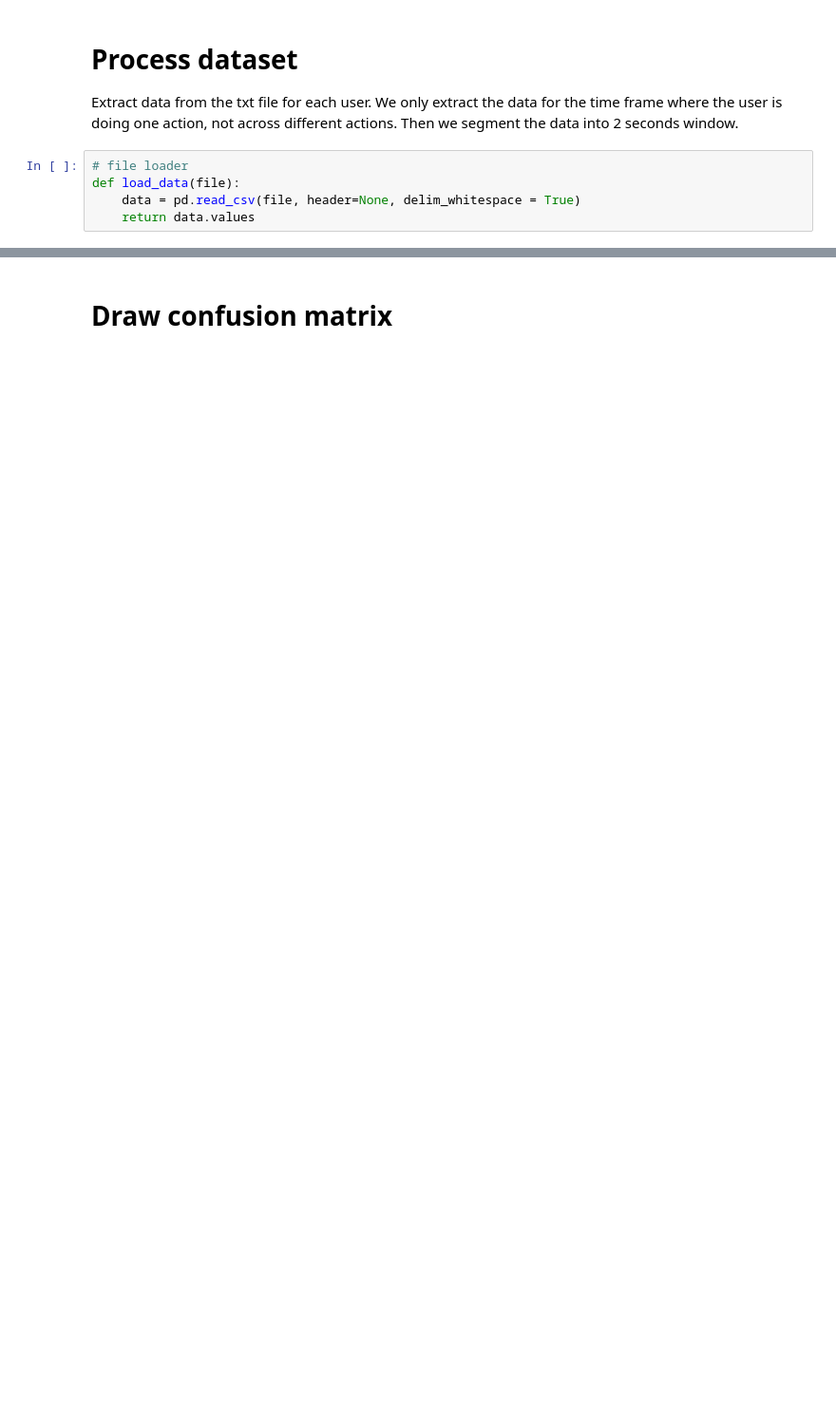
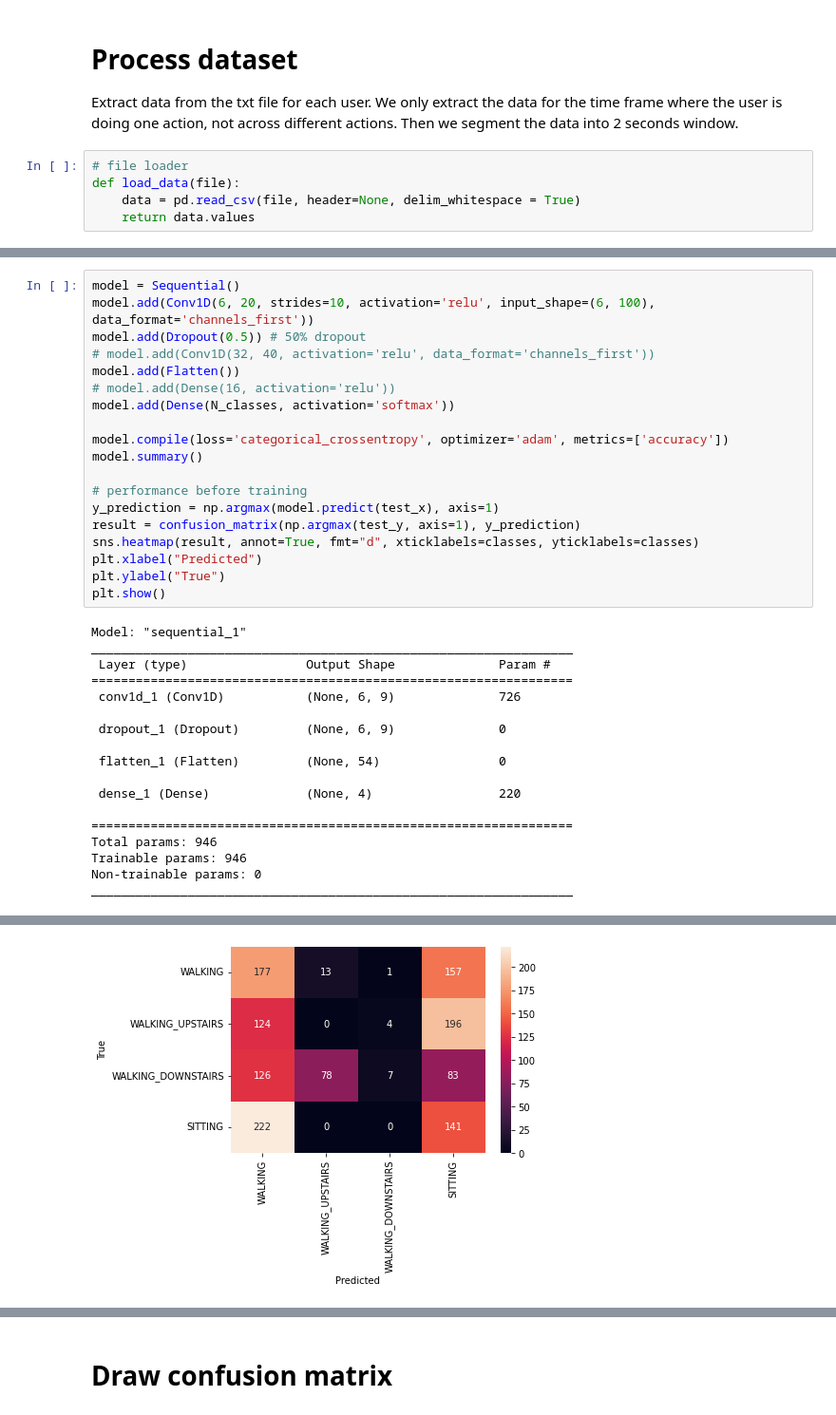
Before and after one commit to yuejunfeng0909/CG4002_CNN_Model, a Jupyter notebook: CNN.ipynb, the cells around one changed output, grey strips where cells are left out. Shown at 95% size. Drawn from its saved outputs; the diff is of its cells as text; blank space fills up the shorter version.

```diff
--- a/CNN.ipynb
+++ b/CNN.ipynb
@@ -95,0 +116,37 @@ Class 3 has 1211 samples
+# %%
+model = Sequential()
+model.add(Conv1D(6, 20, strides=10, activation='relu', input_shape=(6, 100), data_format='channels_first'))
+model.add(Dropout(0.5)) # 50% dropout
+# model.add(Conv1D(32, 40, activation='relu', data_format='channels_first'))
+model.add(Flatten())
+# model.add(Dense(16, activation='relu'))
+model.add(Dense(N_classes, activation='softmax'))
+
+model.compile(loss='categorical_crossentropy', optimizer='adam', metrics=['accuracy'])
+model.summary()
+
+# performance before training
+y_prediction = np.argmax(model.predict(test_x), axis=1)
+result = confusion_matrix(np.argmax(test_y, axis=1), y_prediction)
+sns.heatmap(result, annot=True, fmt="d", xticklabels=classes, yticklabels=classes)
+plt.xlabel("Predicted")
+plt.ylabel("True")
+plt.show()
+# %% [output]
+Model: "sequential_1"
+_________________________________________________________________
+ Layer (type)                Output Shape              Param #
+=================================================================
+ conv1d_1 (Conv1D)           (None, 6, 9)              726
+
+ dropout_1 (Dropout)         (None, 6, 9)              0
+
+ flatten_1 (Flatten)         (None, 54)                0
+
+ dense_1 (Dense)             (None, 4)                 220
+
+=================================================================
+Total params: 946
+Trainable params: 946
+Non-trainable params: 0
+_________________________________________________________________
@@ -96 +154,2 @@ Class 3 has 1211 samples
+[figure, added]
 # %%
```
Also changed, not shown: parts of 7 cells of this notebook.
